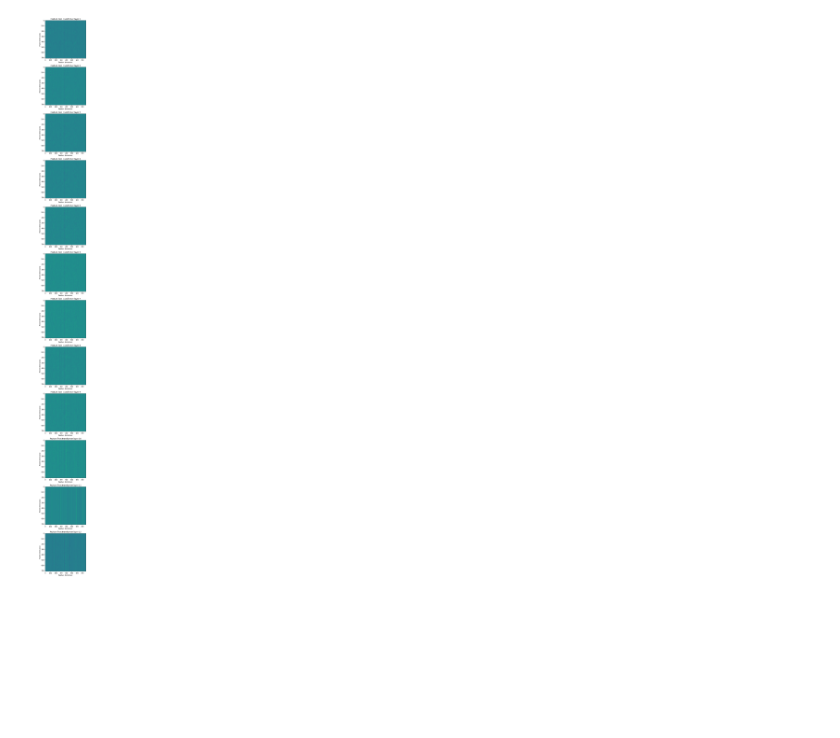
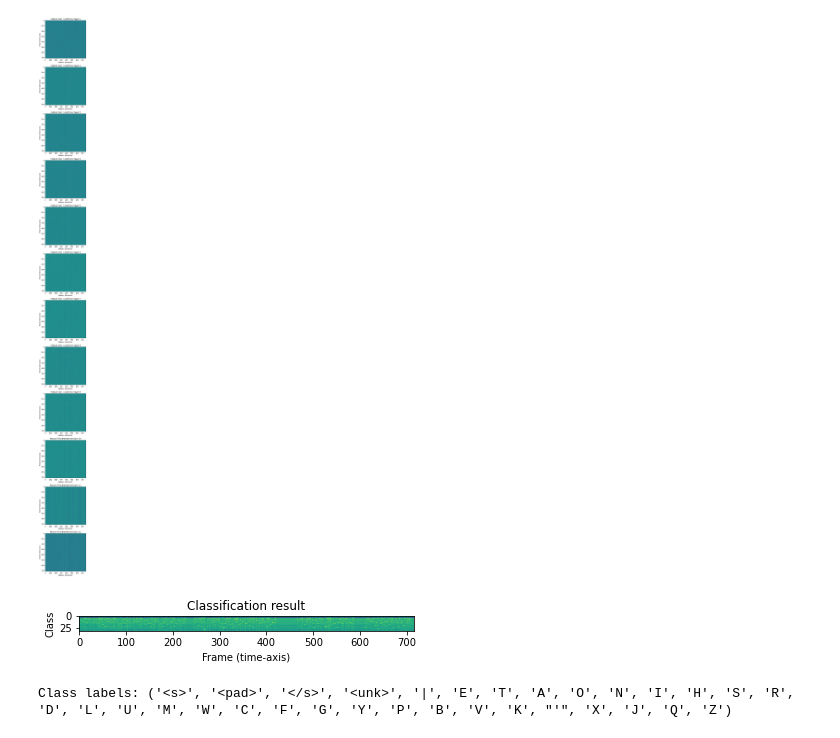
Before and after one commit to Jyve00/Automatic_Music_Generation, a Jupyter notebook: torch_datasets.ipynb, the cells around one changed output. Cells and saved outputs as stored; diff of their text form; code cells hidden in the pictures; blank space fills up the shorter version.

```diff
--- a/torch_datasets.ipynb
+++ b/torch_datasets.ipynb
@@ -62,3 +62,13 @@ plt.show()
 # %%
 with torch.inference_mode():
   emission, _ = model(waveform)
+# %%
+plt.imshow(emission[0].T)
+plt.title("Classification result")
+plt.xlabel("Frame (time-axis)")
+plt.ylabel("Class")
+plt.show()
+print("Class labels:", bundle.get_labels())
+# %% [output]
+[figure, added]
+Class labels: ('<s>', '<pad>', '</s>', '<unk>', '|', 'E', 'T', 'A', 'O', 'N', 'I', 'H', 'S', 'R', 'D', 'L', 'U', 'M', 'W', 'C', 'F', 'G', 'Y', 'P', 'B', 'V', 'K', "'", 'X', 'J', 'Q', 'Z')
```
